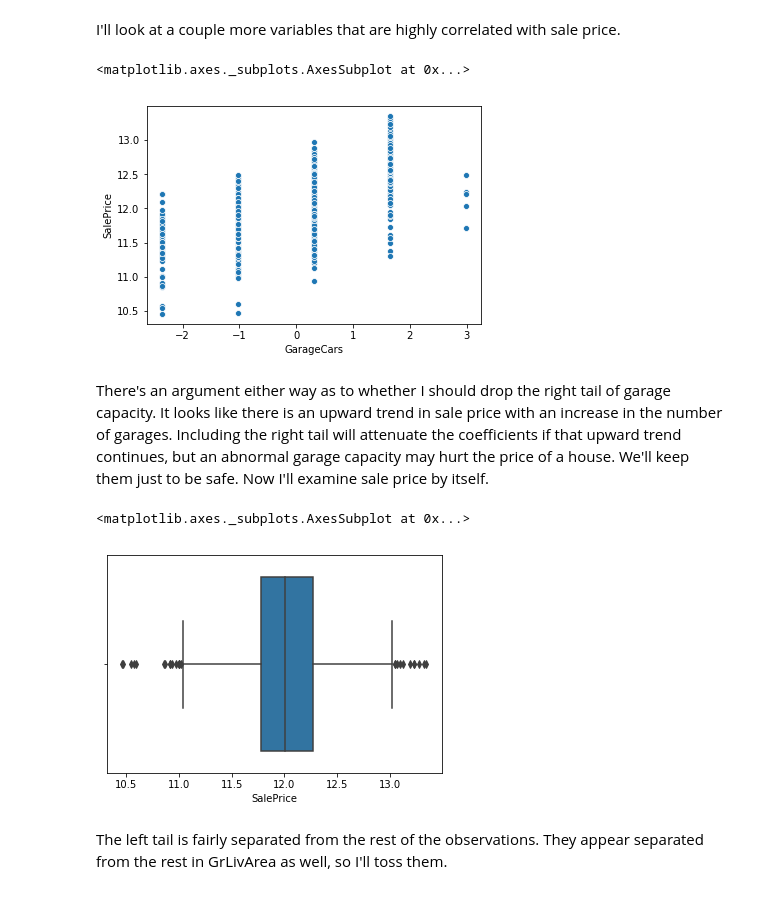
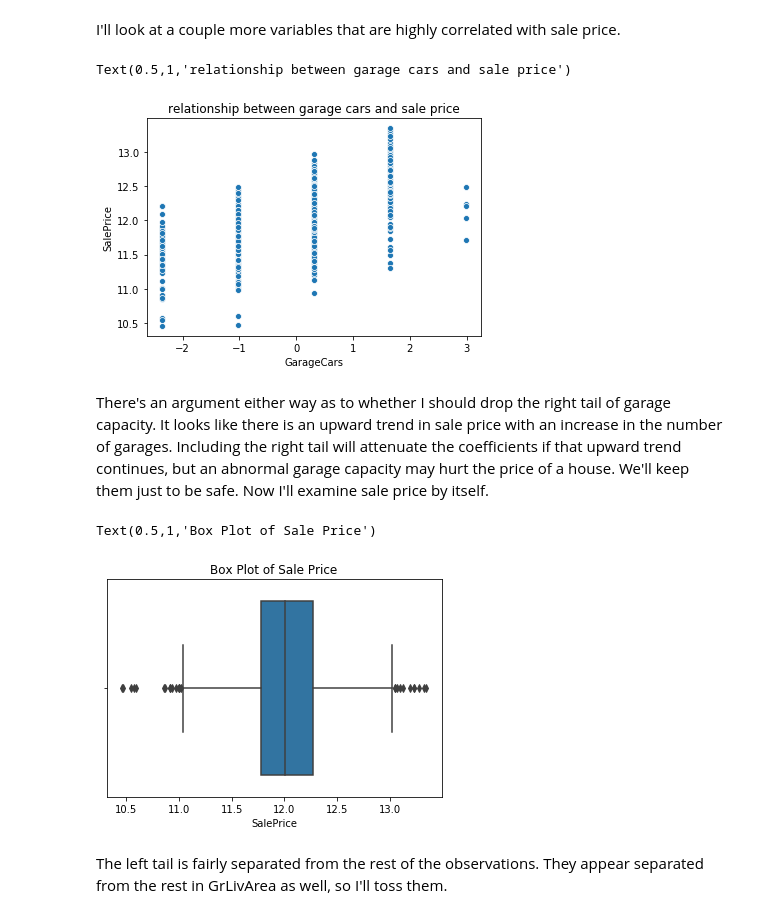
Before and after one commit to nickgrasley/appliedMachineLearning, a Jupyter notebook: hw2/hw2.ipynb, the cells around one changed output. Drawn from its saved outputs; the diff is of its cells as text; code cells hidden in the pictures.

```diff
--- a/hw2/hw2.ipynb
+++ b/hw2/hw2.ipynb
@@ -403,16 +391,18 @@ train = train.loc[train['GrLivArea'] < 3.5, :]
 I'll look at a couple more variables that are highly correlated with sale price.
 # %%
 sns.scatterplot(x='GarageCars', y='SalePrice', data=train)
+plt.title('relationship between garage cars and sale price')
 # %% [output]
-<matplotlib.axes._subplots.AxesSubplot at 0x...>
+Text(0.5,1,'relationship between garage cars and sale price')
-[figure, old version]
+[figure, new version]
 # %% [markdown]
 There's an argument either way as to whether I should drop the right tail of garage capacity. It looks like there is an upward trend in sale price with an increase in the number of garages. Including the right tail will attenuate the coefficients if that upward trend continues, but an abnormal garage capacity may hurt the price of a house. We'll keep them just to be safe. Now I'll examine sale price by itself.
 # %%
 sns.boxplot(train.SalePrice)
+plt.title('Box Plot of Sale Price')
 # %% [output]
-<matplotlib.axes._subplots.AxesSubplot at 0x...>
+Text(0.5,1,'Box Plot of Sale Price')
-[figure, old version]
+[figure, new version]
 # %% [markdown]
 The left tail is fairly separated from the rest of the observations. They appear separated from the rest in GrLivArea as well, so I'll toss them.
 # %%
```
Also changed, not shown: parts of 15 cells of this notebook.
